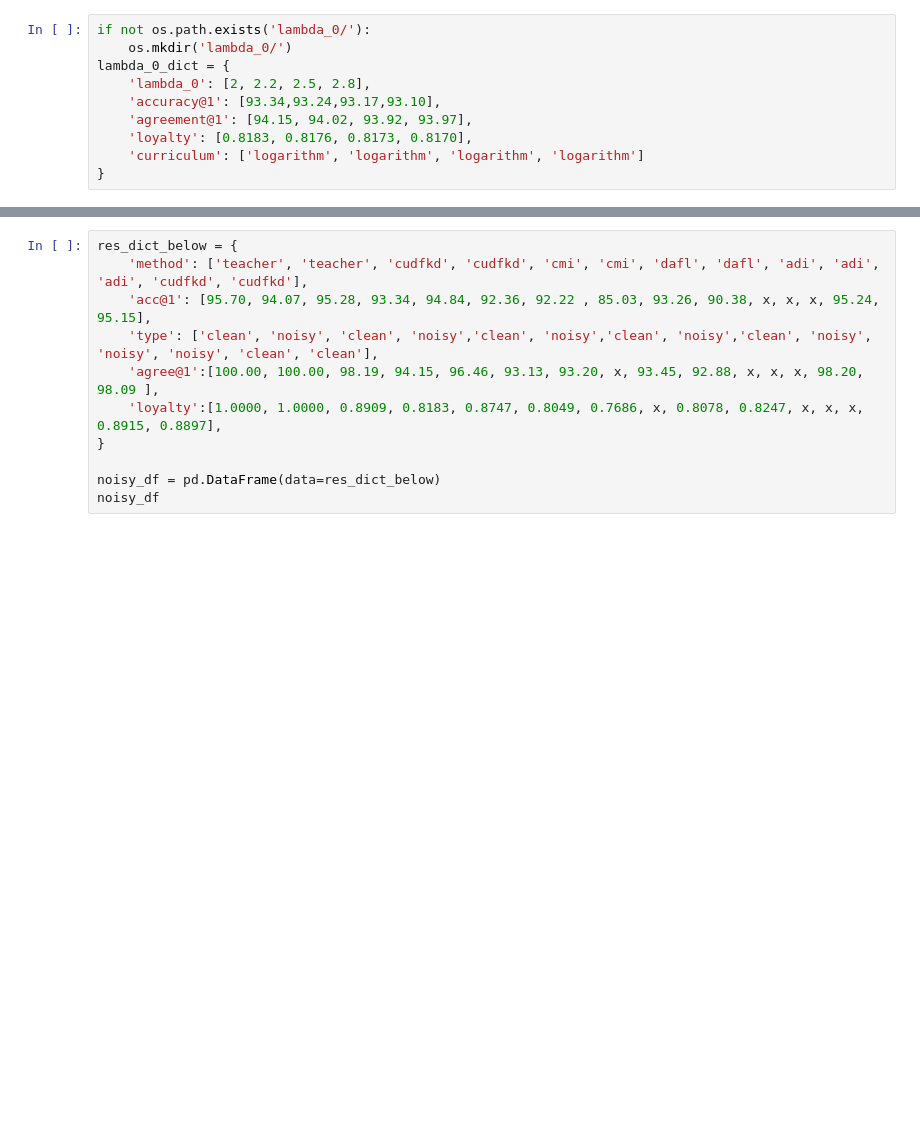
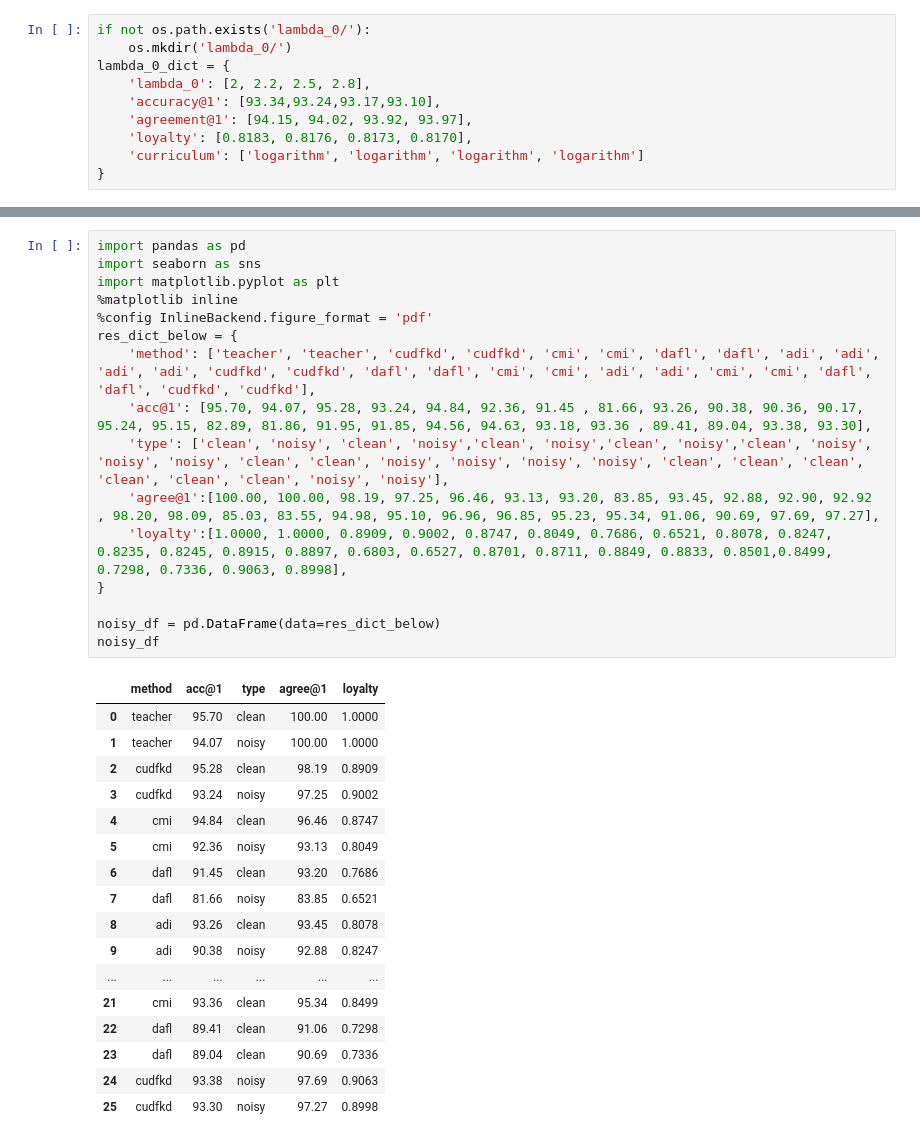
Before and after one commit to ljrprocc/DataFree, a Jupyter notebook: notebooks/Other_visualization.ipynb, the cells around one changed output, grey strips where cells are left out. Cells and saved outputs as stored; diff of their text form; blank space fills up the shorter version.

```diff
--- a/notebooks/Other_visualization.ipynb
+++ b/notebooks/Other_visualization.ipynb
@@ -707,13 +954,36 @@ plt.savefig('lambda_0/prob_loyalty.pdf')
 # %% [output]
 [interactive output not drawn]
 # %%
+import pandas as pd
+import seaborn as sns
+import matplotlib.pyplot as plt
+%matplotlib inline
+%config InlineBackend.figure_format = 'pdf'
 res_dict_below = {
-    'method': ['teacher', 'teacher', 'cudfkd', 'cudfkd', 'cmi', 'cmi', 'dafl', 'dafl', 'adi', 'adi', 'adi', 'cudfkd', 'cudfkd'],
-    'acc@1': [95.70, 94.07, 95.28, 93.34, 94.84, 92.36, 92.22 , 85.03, 93.26, 90.38, x, x, x, 95.24, 95.15],
-    'type': ['clean', 'noisy', 'clean', 'noisy','clean', 'noisy','clean', 'noisy','clean', 'noisy', 'noisy', 'noisy', 'clean', 'clean'],
-    'agree@1':[100.00, 100.00, 98.19, 94.15, 96.46, 93.13, 93.20, x, 93.45, 92.88, x, x, x, 98.20, 98.09 ],
-    'loyalty':[1.0000, 1.0000, 0.8909, 0.8183, 0.8747, 0.8049, 0.7686, x, 0.8078, 0.8247, x, x, x, 0.8915, 0.8897],
+    'method': ['teacher', 'teacher', 'cudfkd', 'cudfkd', 'cmi', 'cmi', 'dafl', 'dafl', 'adi', 'adi', 'adi', 'adi', 'cudfkd', 'cudfkd', 'dafl', 'dafl', 'cmi', 'cmi', 'adi', 'adi', 'cmi', 'cmi', 'dafl', 'dafl', 'cudfkd', 'cudfkd'],
+    'acc@1': [95.70, 94.07, 95.28, 93.24, 94.84, 92.36, 91.45 , 81.66, 93.26, 90.38, 90.36, 90.17, 95.24, 95.15, 82.89, 81.86, 91.95, 91.85, 94.56, 94.63, 93.18, 93.36 , 89.41, 89.04, 93.38, 93.30],
+    'type': ['clean', 'noisy', 'clean', 'noisy','clean', 'noisy','clean', 'noisy','clean', 'noisy', 'noisy', 'noisy', 'clean', 'clean', 'noisy', 'noisy', 'noisy', 'noisy', 'clean', 'clean', 'clean', 'clean', 'clean', 'clean', 'noisy', 'noisy'],
+    'agree@1':[100.00, 100.00, 98.19, 97.25, 96.46, 93.13, 93.20, 83.85, 93.45, 92.88, 92.90, 92.92 , 98.20, 98.09, 85.03, 83.55, 94.98, 95.10, 96.96, 96.85, 95.23, 95.34, 91.06, 90.69, 97.69, 97.27],
+    'loyalty':[1.0000, 1.0000, 0.8909, 0.9002, 0.8747, 0.8049, 0.7686, 0.6521, 0.8078, 0.8247, 0.8235, 0.8245, 0.8915, 0.8897, 0.6803, 0.6527, 0.8701, 0.8711, 0.8849, 0.8833, 0.8501,0.8499, 0.7298, 0.7336, 0.9063, 0.8998],
 }
 
 noisy_df = pd.DataFrame(data=res_dict_below)
 noisy_df
+# %% [output]
+|  | method | acc@1 | type | agree@1 | loyalty |
+| 0 | teacher | 95.70 | clean | 100.00 | 1.0000 |
+| 1 | teacher | 94.07 | noisy | 100.00 | 1.0000 |
+| 2 | cudfkd | 95.28 | clean | 98.19 | 0.8909 |
+| 3 | cudfkd | 93.24 | noisy | 97.25 | 0.9002 |
+| 4 | cmi | 94.84 | clean | 96.46 | 0.8747 |
+| 5 | cmi | 92.36 | noisy | 93.13 | 0.8049 |
+| 6 | dafl | 91.45 | clean | 93.20 | 0.7686 |
+| 7 | dafl | 81.66 | noisy | 83.85 | 0.6521 |
+| 8 | adi | 93.26 | clean | 93.45 | 0.8078 |
+| 9 | adi | 90.38 | noisy | 92.88 | 0.8247 |
+| ... | ... | ... | ... | ... | ... |
+| 21 | cmi | 93.36 | clean | 95.34 | 0.8499 |
+| 22 | dafl | 89.41 | clean | 91.06 | 0.7298 |
+| 23 | dafl | 89.04 | clean | 90.69 | 0.7336 |
+| 24 | cudfkd | 93.38 | noisy | 97.69 | 0.9063 |
+| 25 | cudfkd | 93.30 | noisy | 97.27 | 0.8998 |
```
Also changed, not shown: parts of 10 cells of this notebook, 8 other files.
